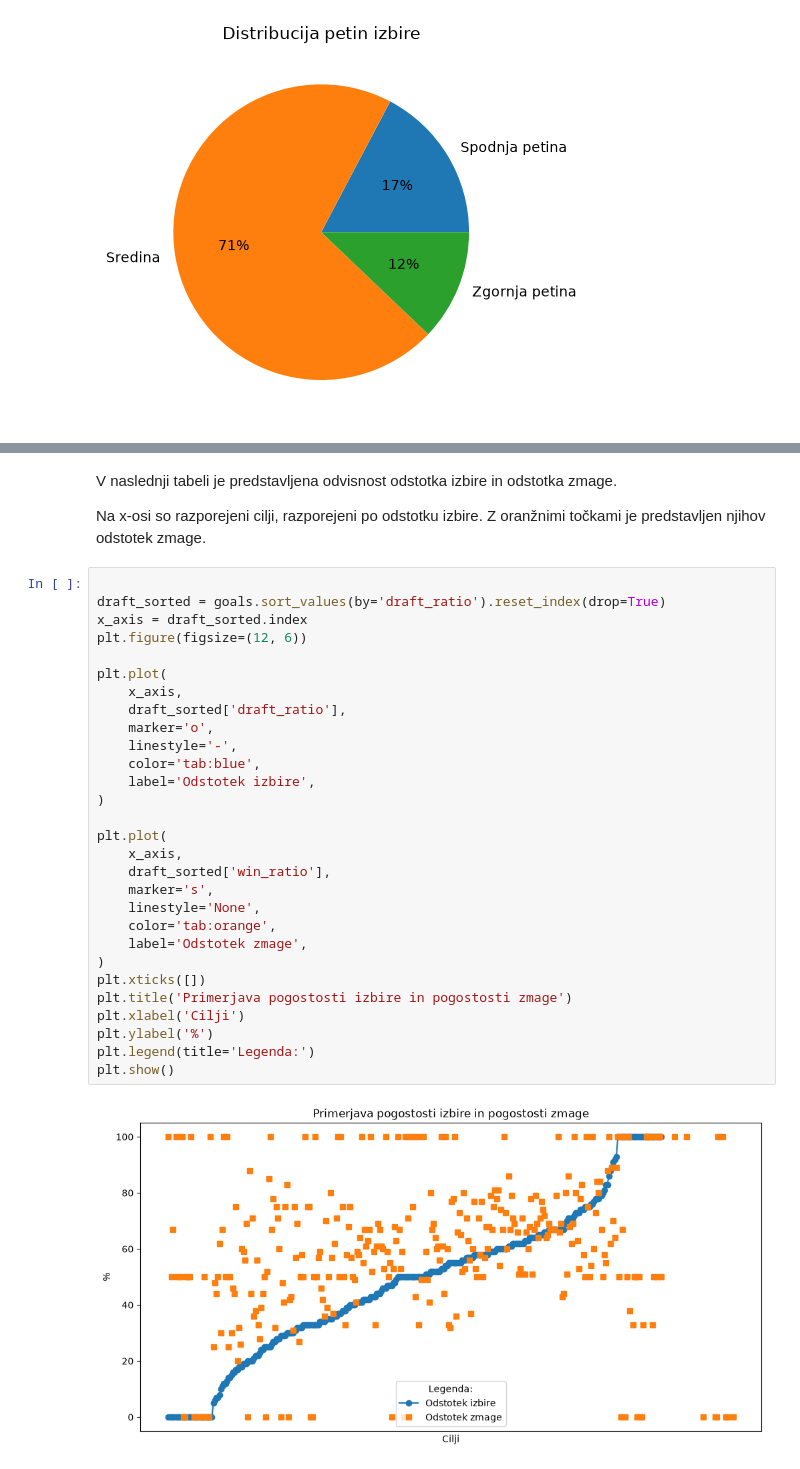
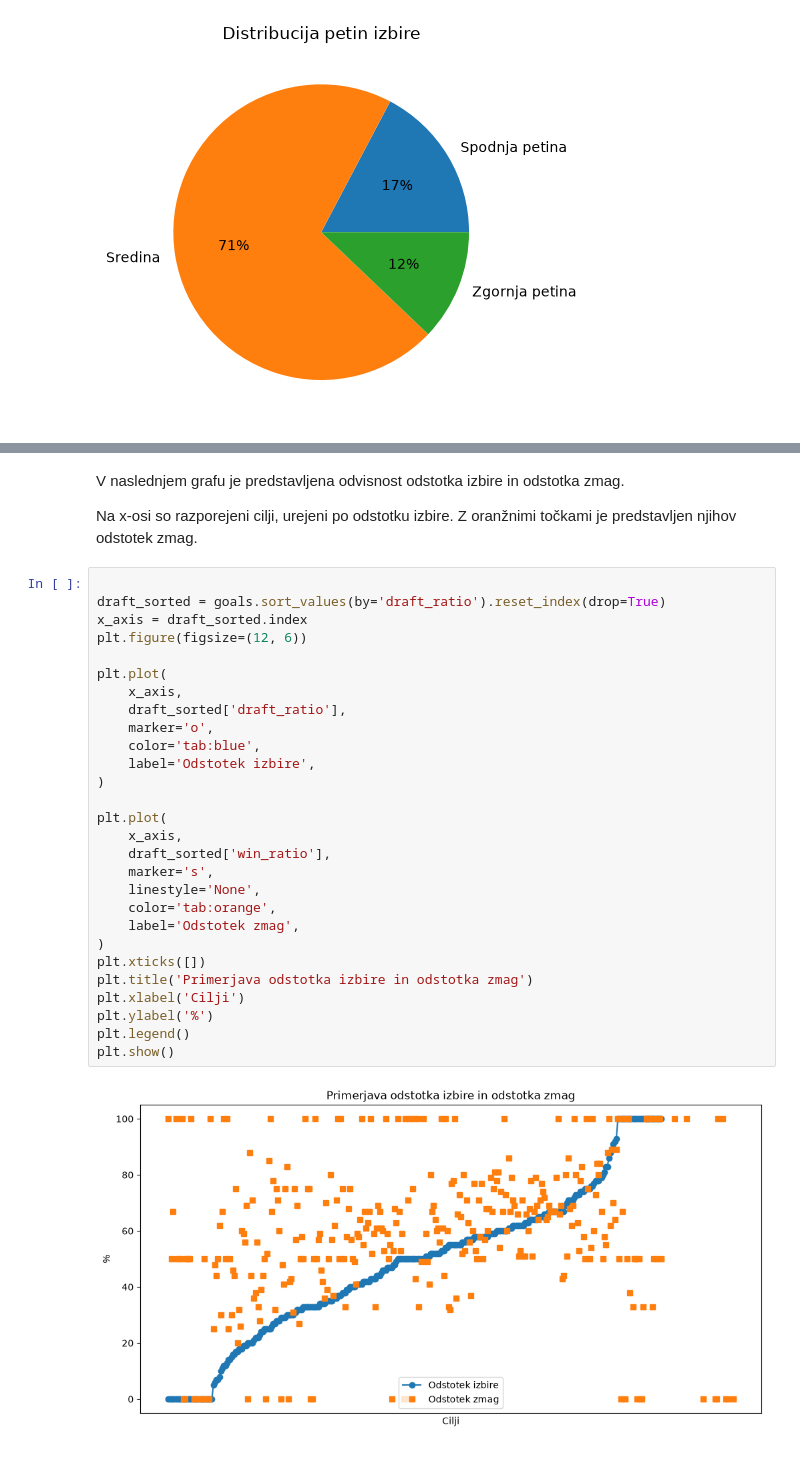
Before and after one commit to ZigaO4/UVP-seminarska, a Jupyter notebook: analiza_podatkov.ipynb, the cells around one changed output, grey strips where cells are left out. Drawn from its saved outputs; the diff is of its cells as text.

```diff
--- a/analiza_podatkov.ipynb
+++ b/analiza_podatkov.ipynb
@@ -216,40 +245,39 @@ goals[goals['appeared']>= 5].sort_values(by='draft_efficiency', ascending=False)
 | 19 | Brew a Potion of Invisibility | 73.0 | 80.0 | 153.0 |
 | 20 | Brew a Potion of Poison | 53.0 | 100.0 | 153.0 |
 # %% [markdown]
-V naslednji tabeli je predstavljena odvisnost odstotka izbire in odstotka zmage.
+V naslednjem grafu je predstavljena odvisnost odstotka izbire in odstotka zmag.
 
-Na x-osi so razporejeni cilji, razporejeni po odstotku izbire. Z oranžnimi točkami je predstavljen njihov odstotek zmage.
+Na x-osi so razporejeni cilji, urejeni po odstotku izbire. Z oranžnimi točkami je predstavljen njihov odstotek zmag.
 # %%
 
 draft_sorted = goals.sort_values(by='draft_ratio').reset_index(drop=True)
 x_axis = draft_sorted.index
 plt.figure(figsize=(12, 6))
 
 plt.plot(
     x_axis,
     draft_sorted['draft_ratio'],
     marker='o',
-    linestyle='-',
     color='tab:blue',
     label='Odstotek izbire',
 )
 
 plt.plot(
     x_axis,
     draft_sorted['win_ratio'],
     marker='s',
     linestyle='None',
     color='tab:orange',
-    label='Odstotek zmage',
+    label='Odstotek zmag',
 )
 plt.xticks([])
-plt.title('Primerjava pogostosti izbire in pogostosti zmage')
+plt.title('Primerjava odstotka izbire in odstotka zmag')
 plt.xlabel('Cilji')
 plt.ylabel('%')
-plt.legend(title='Legenda:')
+plt.legend()
 plt.show()
 # %% [output]
-[figure, old version]
+[figure, new version]
 # %% [markdown]
 # 4) Najredkeje in najpogosteje opravljeni cilji
 
```
Also changed, not shown: parts of 18 cells of this notebook, 7 other files.
